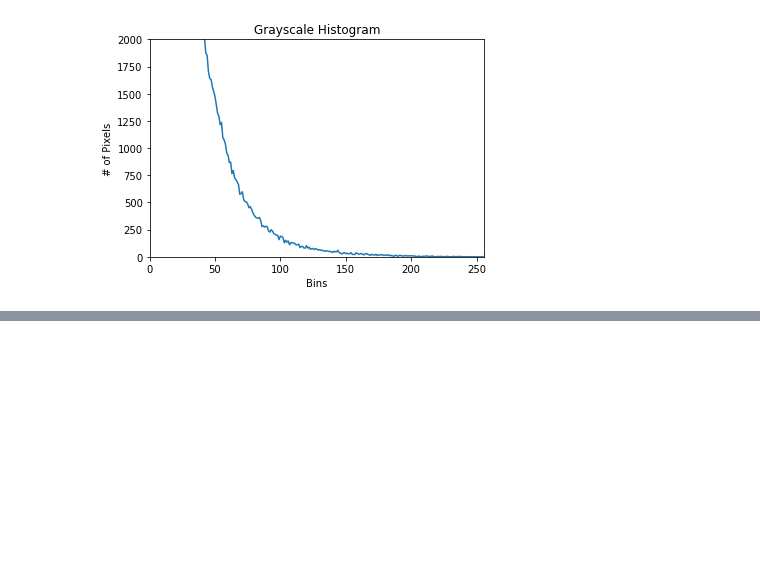
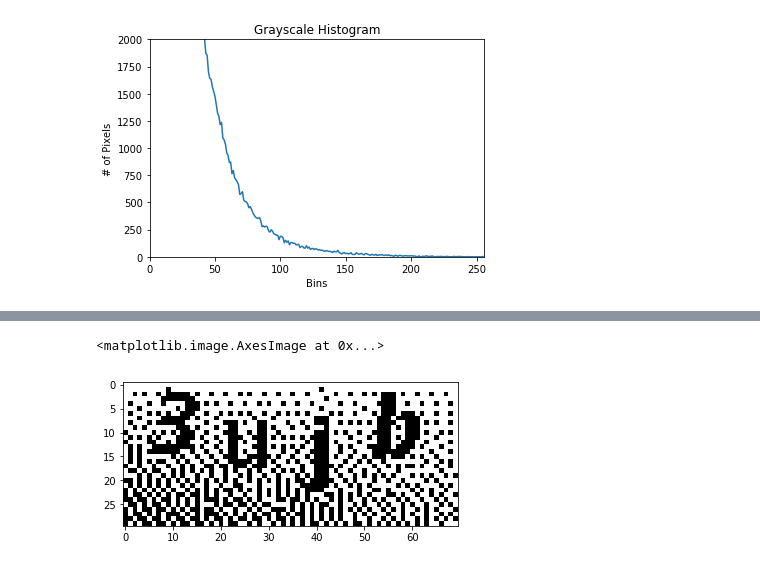
Before and after one commit to barneyElDinosaurio/base_function, a Jupyter notebook: image_detect/image_base.ipynb, the cells around one changed output, grey strips where cells are left out. Cells and saved outputs as stored; diff of their text form; code cells hidden in the pictures; blank space fills up the shorter version.

```diff
--- a/image_detect/image_base.ipynb
+++ b/image_detect/image_base.ipynb
@@ -452,0 +539,7 @@ plt.show() #显示图像
+# %%
+bw=Image.open('clipboard.png').convert('1')
+# %%
+plt.imshow(bw)
+# %% [output]
+<matplotlib.image.AxesImage at 0x...>
+[figure, added]
```
Also changed, not shown: parts of 43 cells of this notebook, 11 other files.
